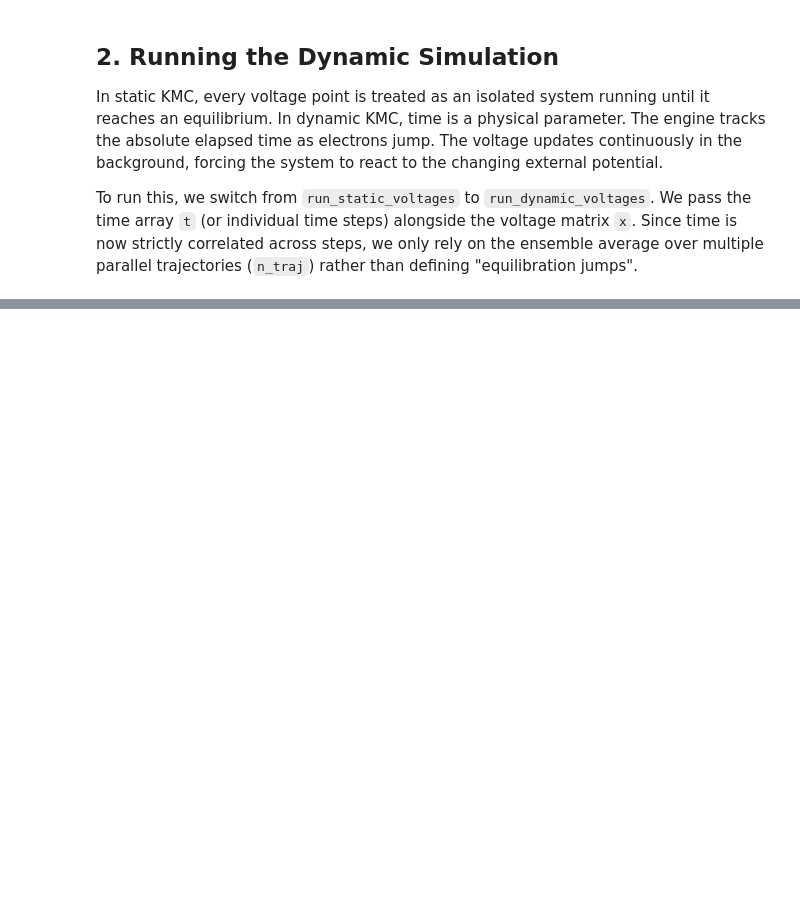
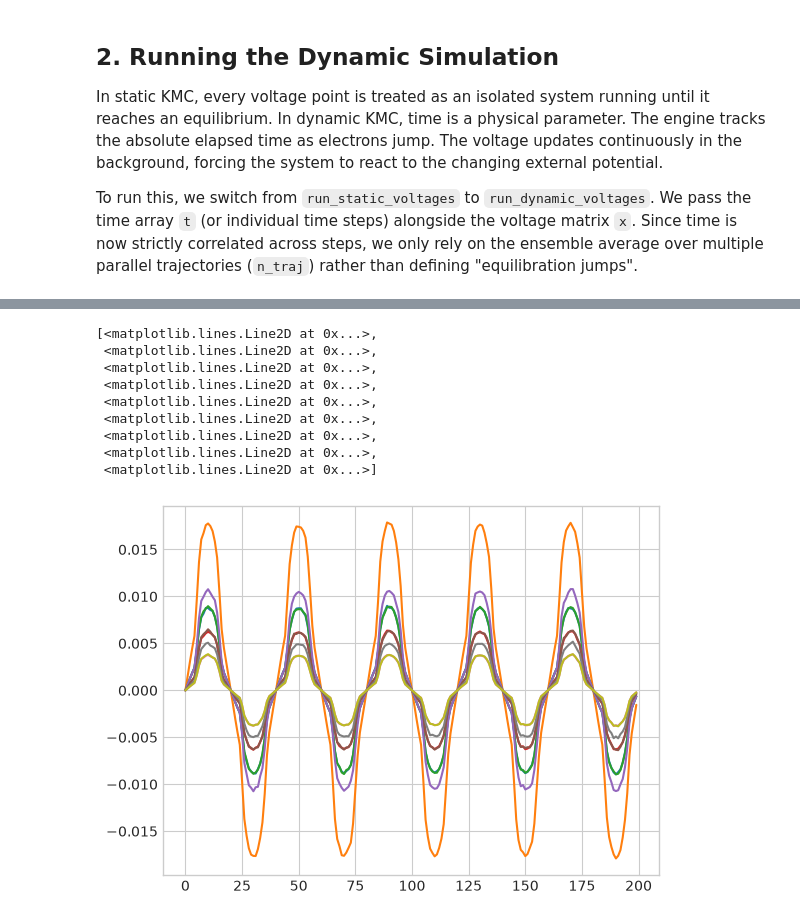
Before and after one commit to JonasMnsing/nanonets, a Jupyter notebook: tutorials/02_time_dependent_simulation.ipynb, the cells around one changed output, grey strips where cells are left out. Saved outputs shown, nothing was run; the diff lists cells and outputs as text; code cells hidden in the pictures; blank space fills up the shorter version.

```diff
--- a/tutorials/02_time_dependent_simulation.ipynb
+++ b/tutorials/02_time_dependent_simulation.ipynb
@@ -91,3 +85,16 @@ plt.plot(np.gradient(sim.get_potential_storage()[:,2:], axis=1)[:100,1])
+# %%
+plt.plot(sim.get_potential_storage()[:n_plot,8:])
+# %% [output]
+[<matplotlib.lines.Line2D at 0x...>,
+ <matplotlib.lines.Line2D at 0x...>,
+ <matplotlib.lines.Line2D at 0x...>,
+ <matplotlib.lines.Line2D at 0x...>,
+ <matplotlib.lines.Line2D at 0x...>,
+ <matplotlib.lines.Line2D at 0x...>,
+ <matplotlib.lines.Line2D at 0x...>,
+ <matplotlib.lines.Line2D at 0x...>,
+ <matplotlib.lines.Line2D at 0x...>]
+[figure, added]
 # %%
 xx = x[:n_plot, 0].copy() * 1e3
 tp = t[:n_plot].copy() * 1e9
```
Also changed, not shown: parts of 7 cells of this notebook, 3 other files.
